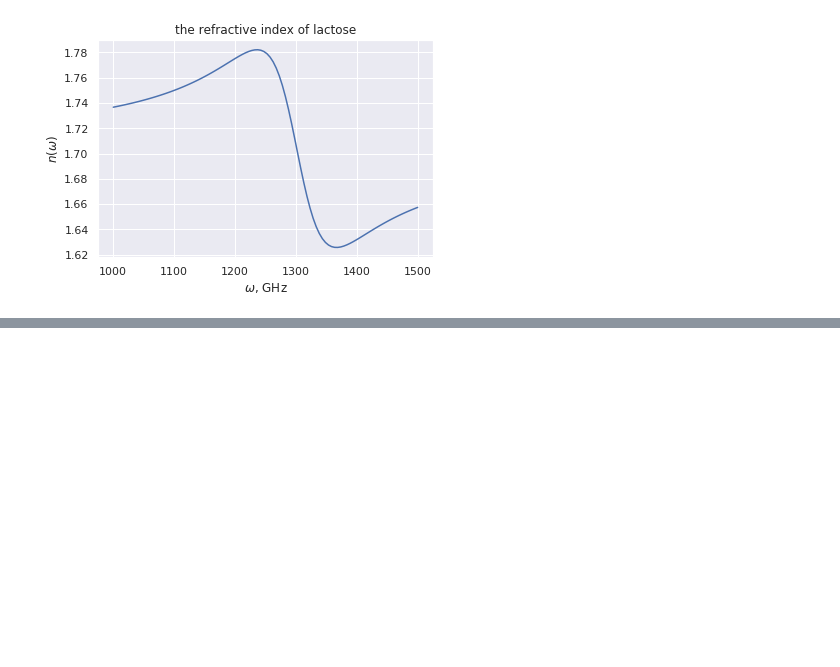
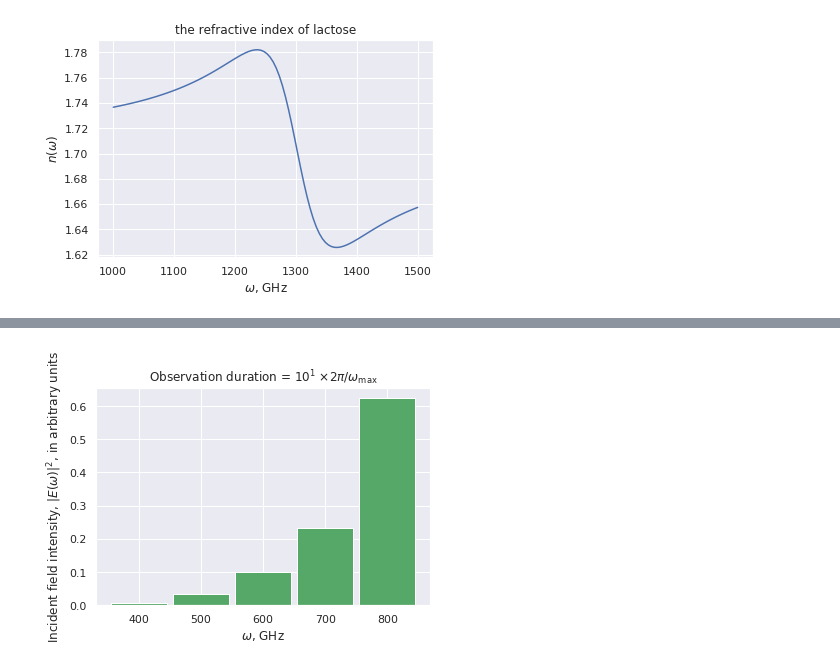
Before and after one commit to dibondar/miscellaneous, a Jupyter notebook: superoscilations.ipynb, the cells around one changed output, grey strips where cells are left out. Cells and saved outputs as stored; diff of their text form; code cells hidden in the pictures; blank space fills up the shorter version.

```diff
--- a/superoscilations.ipynb
+++ b/superoscilations.ipynb
@@ -310,0 +310,4 @@ plot_resonance(np.linspace(-100, 100, 100),0.05, 5 * 0.051)
+# %%
+sos.fields_transmitted(sos.short_half_period * 10)
+# %% [output]
+[figure, added]
```
Also changed, not shown: parts of 13 cells of this notebook.
